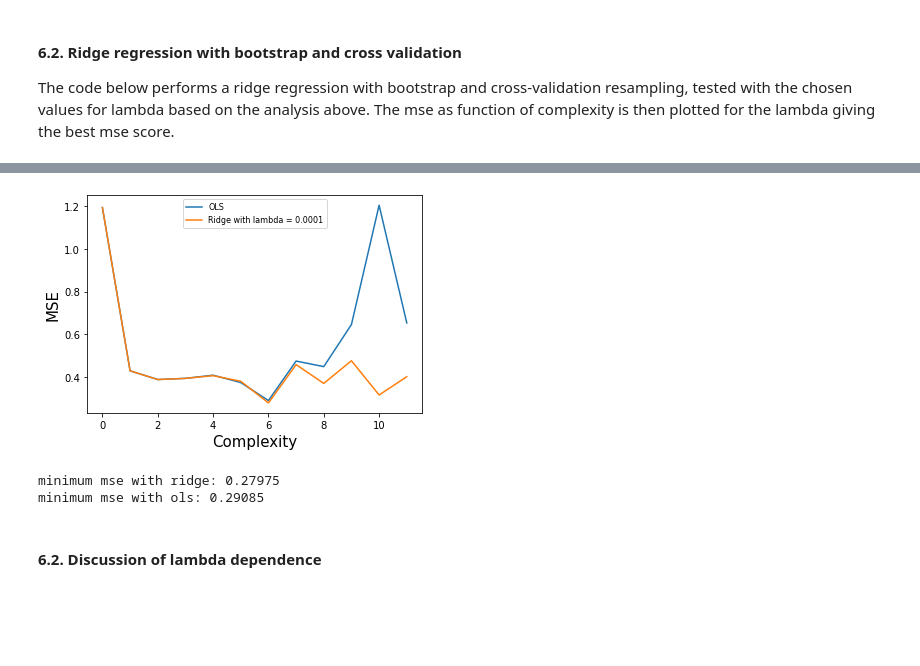
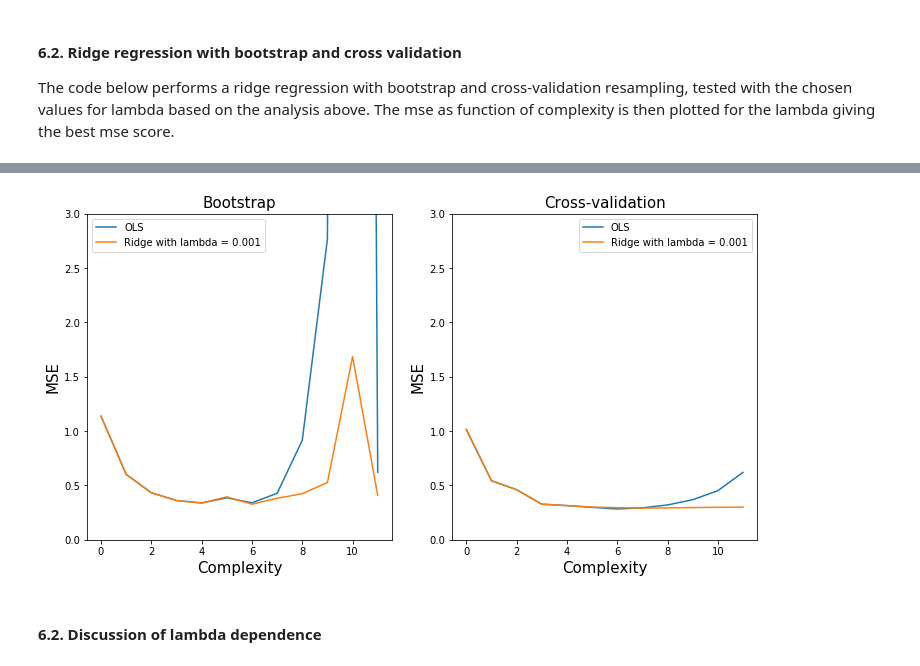
Before and after one commit to jornmarh/fys-stk4155, a Jupyter notebook: project1/project1.ipynb, the cells around one changed output, grey strips where cells are left out. Drawn from its saved outputs; the diff is of its cells as text; code cells hidden in the pictures; blank space fills up the shorter version.

```diff
--- a/project1/project1.ipynb
+++ b/project1/project1.ipynb
@@ -770,44 +754,28 @@ Cross-validation
 ... (36 outputs left out)
-# %%
-# Plot results
-
-# MSE with bootstrap for ridge vs ols
-plt.plot(polydegrees, mse_ols_bootstrap, label='OLS')
-plt.plot(polydegrees, mse_ridge_bootstrap, label=('Ridge with lambda = 0.0001'))
-plt.xlabel('Complexity')
-plt.ylabel('MSE')
-plt.legend()
-plt.show()
-
-""""
-# Bias vs variance with bootstrap
-fig,ax = plt.subplots(1)
-ax.plot(polydegrees, mse_ridge_bootstrap, label='mse')
-ax.plot(polydegrees, bias_ridge_bootstrap, label='bias')
-ax.plot(polydegrees, variance_ridge_bootstrap, label='variance')
-ax.set_xlabel('Complexity')
-ax.set_ylabel('Error')
-ax.set_ylim(0,1)
-ax.legend()
-ax.set_title('MSE for different regression models')
-plt.show()
-
-
-fig,ax = plt.subplots(1, figsize=(10,6), sharey=True)
-ax.plot(polydegrees, mse_ridge_cvd, label='ridge')
-ax.plot(polydegrees, mse_ols_cvd, label='OLS')
-ax.set_xlabel('complexity')
-ax.set_ylabel('MSE')
-ax.legend()
-plt.title('mse errors for cvd')
-plt.show()
-"""
-print("minimum mse with ridge: %.5f" %(np.amin(mse_ridge_bootstrap)))
-print("minimum mse with ols: %.5f" %(np.amin(mse_ols_bootstrap)))
-# %% [output]
-[figure, removed]
-minimum mse with ridge: 0.27975
-minimum mse with ols: 0.29085
+# %%
+# Plot results
+
+# MSE with bootstrap for ridge vs ols
+fig, ax = plt.subplots(ncols=2, figsize=(12,6))
+
+ax[0].plot(polydegrees, mse_ols_bootstrap, label='OLS')
+ax[0].plot(polydegrees, mse_ridge_bootstrap, label=('Ridge with lambda = {}'.format(lmd)))
+ax[0].set_xlabel('Complexity')
+ax[0].set_ylabel('MSE')
+ax[0].set_ylim(0,3)
+ax[0].set_title('Bootstrap')
+ax[0].legend()
+
+ax[1].plot(polydegrees, mse_ols_cvd, label='OLS')
+ax[1].plot(polydegrees, mse_ridge_cvd, label='Ridge with lambda = {}'.format(lmd))
+ax[1].set_xlabel('Complexity')
+ax[1].set_ylabel('MSE')
+ax[1].set_ylim(0,3)
+ax[1].set_title('Cross-validation')
+ax[1].legend()
+plt.show()
+# %% [output]
+[figure, added]
 # %% [markdown]
 #### 6.2. Discussion of lambda dependence <a class="anchor" id="6.2"></a>
 # %% [markdown]
```
Also changed, not shown: parts of 20 cells of this notebook.
